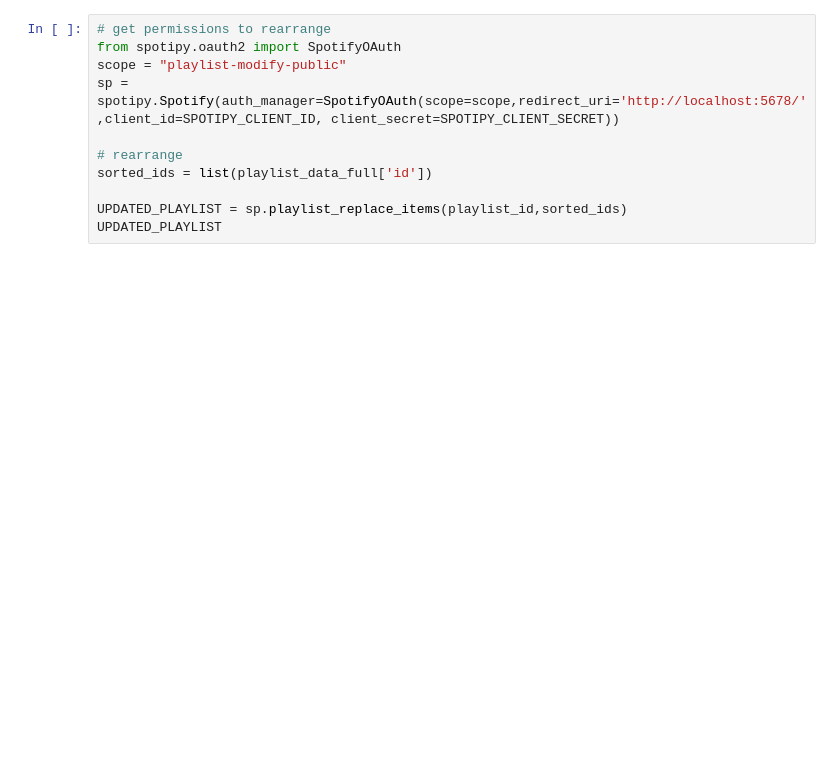
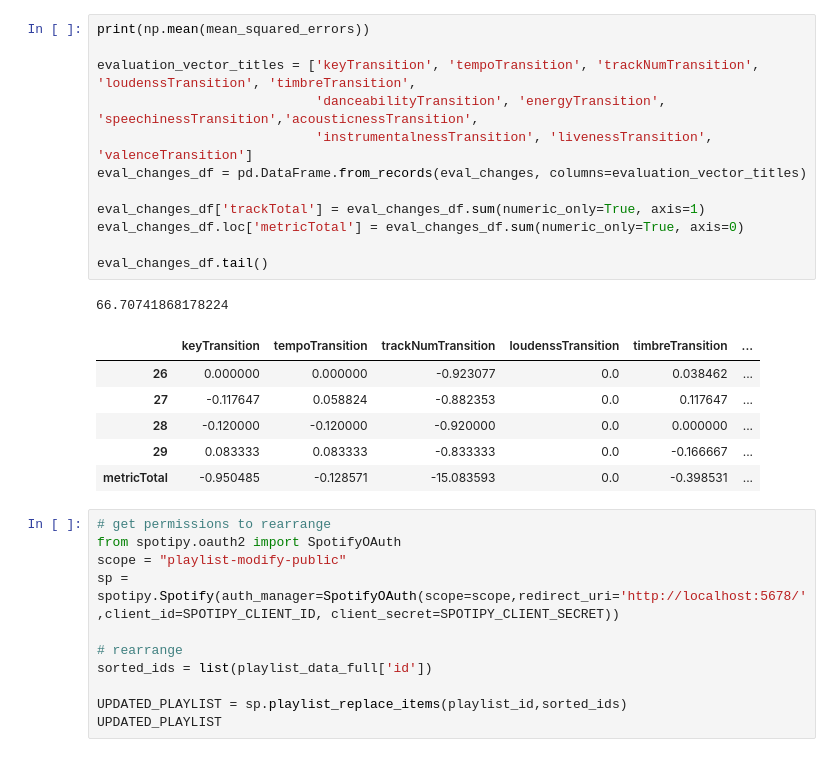
Before and after one commit to crispianm/SpotifySmartSort, a Jupyter notebook: playlist_testing.ipynb, the cells around one changed output. Saved outputs shown, nothing was run; the diff lists cells and outputs as text; blank space fills up the shorter version.

```diff
--- a/playlist_testing.ipynb
+++ b/playlist_testing.ipynb
@@ -144,3 +223,23 @@ print(changes)
+# %%
+print(np.mean(mean_squared_errors))
+
+evaluation_vector_titles = ['keyTransition', 'tempoTransition', 'trackNumTransition', 'loudenssTransition', 'timbreTransition',
+                            'danceabilityTransition', 'energyTransition', 'speechinessTransition','acousticnessTransition',
+                            'instrumentalnessTransition', 'livenessTransition', 'valenceTransition']
+eval_changes_df = pd.DataFrame.from_records(eval_changes, columns=evaluation_vector_titles)
+
+eval_changes_df['trackTotal'] = eval_changes_df.sum(numeric_only=True, axis=1)
+eval_changes_df.loc['metricTotal'] = eval_changes_df.sum(numeric_only=True, axis=0)
+
+eval_changes_df.tail()
+# %% [output]
+66.70741868178224
+|  | keyTransition | tempoTransition | trackNumTransition | loudenssTransition | timbreTransition | ... |
+| 26 | 0.000000 | 0.000000 | -0.923077 | 0.0 | 0.038462 | ... |
+| 27 | -0.117647 | 0.058824 | -0.882353 | 0.0 | 0.117647 | ... |
+| 28 | -0.120000 | -0.120000 | -0.920000 | 0.0 | 0.000000 | ... |
+| 29 | 0.083333 | 0.083333 | -0.833333 | 0.0 | -0.166667 | ... |
+| metricTotal | -0.950485 | -0.128571 | -15.083593 | 0.0 | -0.398531 | ... |
 # %%
 # get permissions to rearrange
 from spotipy.oauth2 import SpotifyOAuth
```
Also changed, not shown: parts of 7 cells of this notebook, 10 other files.
